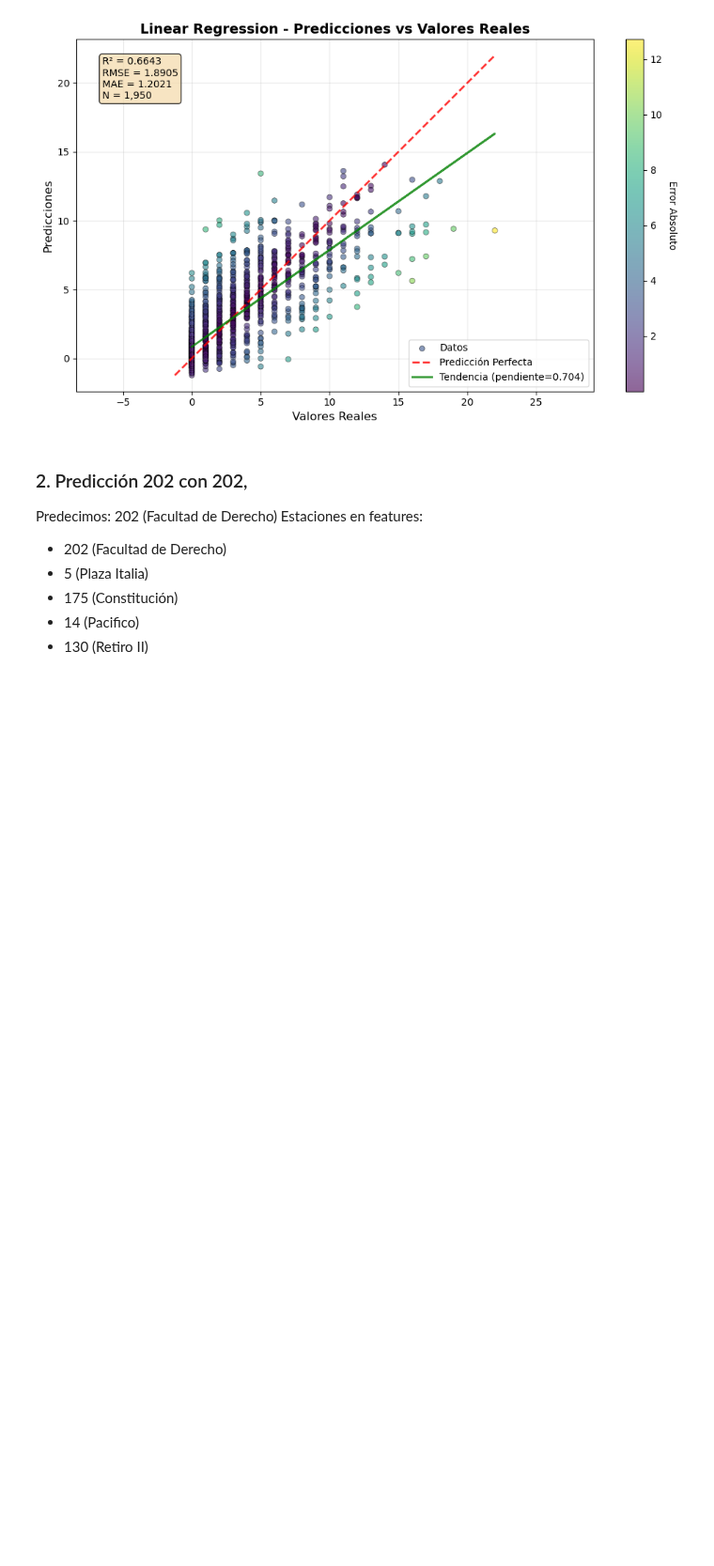
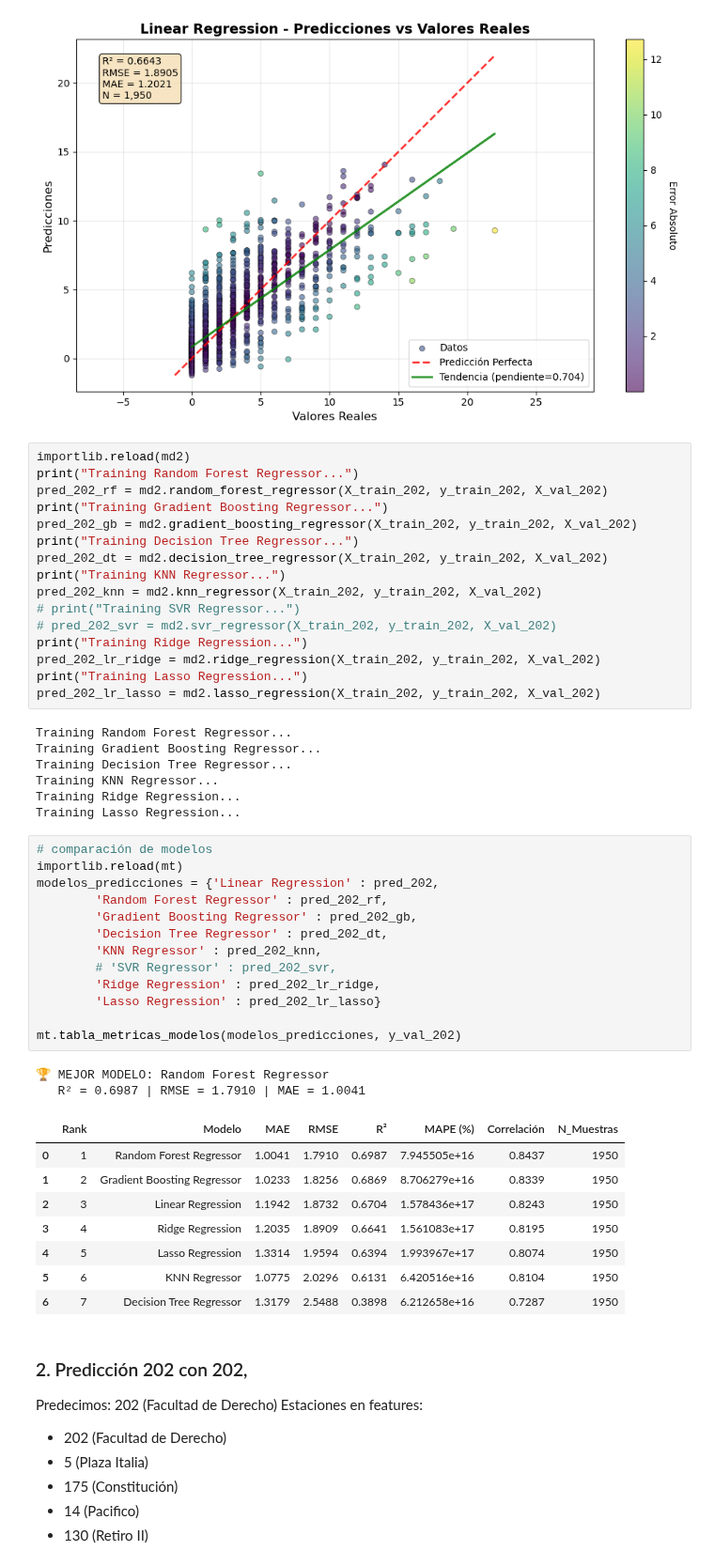
Before and after one commit to castaisa/BA_BICIS_MyC, a Jupyter notebook: src_main/features_2/Limited_stations_info.ipynb, the cells around one changed output. Shown at 94% size. Drawn from its saved outputs; the diff is of its cells as text; blank space fills up the shorter version.

Commit message:
mas modelos para solo 202

```diff
--- a/src_main/features_2/Limited_stations_info.ipynb
+++ b/src_main/features_2/Limited_stations_info.ipynb
@@ -84,6 +84,53 @@ Mean Absolute Percentage Error (%) 155611118851783136.00%
                 Número de Muestras                  1,950
 ============================================================
 [figure]
+# %%
+importlib.reload(md2)
+print("Training Random Forest Regressor...")
+pred_202_rf = md2.random_forest_regressor(X_train_202, y_train_202, X_val_202)
+print("Training Gradient Boosting Regressor...")
+pred_202_gb = md2.gradient_boosting_regressor(X_train_202, y_train_202, X_val_202)
+print("Training Decision Tree Regressor...")
+pred_202_dt = md2.decision_tree_regressor(X_train_202, y_train_202, X_val_202)
+print("Training KNN Regressor...")
+pred_202_knn = md2.knn_regressor(X_train_202, y_train_202, X_val_202)
+# print("Training SVR Regressor...")
+# pred_202_svr = md2.svr_regressor(X_train_202, y_train_202, X_val_202)
+print("Training Ridge Regression...")
+pred_202_lr_ridge = md2.ridge_regression(X_train_202, y_train_202, X_val_202)
+print("Training Lasso Regression...")
+pred_202_lr_lasso = md2.lasso_regression(X_train_202, y_train_202, X_val_202)
+# %% [output]
+Training Random Forest Regressor...
+Training Gradient Boosting Regressor...
+Training Decision Tree Regressor...
+Training KNN Regressor...
+Training Ridge Regression...
+Training Lasso Regression...
+# %%
+# comparación de modelos
+importlib.reload(mt)
+modelos_predicciones = {'Linear Regression' : pred_202,
+        'Random Forest Regressor' : pred_202_rf,
+        'Gradient Boosting Regressor' : pred_202_gb,
+        'Decision Tree Regressor' : pred_202_dt,
+        'KNN Regressor' : pred_202_knn,
+        # 'SVR Regressor' : pred_202_svr,
+        'Ridge Regression' : pred_202_lr_ridge,
+        'Lasso Regression' : pred_202_lr_lasso}
+
+mt.tabla_metricas_modelos(modelos_predicciones, y_val_202)
+# %% [output]
+🏆 MEJOR MODELO: Random Forest Regressor
+   R² = 0.6987 | RMSE = 1.7910 | MAE = 1.0041
+|  | Rank | Modelo | MAE | RMSE | R² | MAPE (%) | Correlación | N_Muestras |
+| 0 | 1 | Random Forest Regressor | 1.0041 | 1.7910 | 0.6987 | 7.945505e+16 | 0.8437 | 1950 |
+| 1 | 2 | Gradient Boosting Regressor | 1.0233 | 1.8256 | 0.6869 | 8.706279e+16 | 0.8339 | 1950 |
+| 2 | 3 | Linear Regression | 1.1942 | 1.8732 | 0.6704 | 1.578436e+17 | 0.8243 | 1950 |
+| 3 | 4 | Ridge Regression | 1.2035 | 1.8909 | 0.6641 | 1.561083e+17 | 0.8195 | 1950 |
+| 4 | 5 | Lasso Regression | 1.3314 | 1.9594 | 0.6394 | 1.993967e+17 | 0.8074 | 1950 |
+| 5 | 6 | KNN Regressor | 1.0775 | 2.0296 | 0.6131 | 6.420516e+16 | 0.8104 | 1950 |
+| 6 | 7 | Decision Tree Regressor | 1.3179 | 2.5488 | 0.3898 | 6.212658e+16 | 0.7287 | 1950 |
 # %% [markdown]
 ### 2. Predicción 202 con 202,
 Predecimos: 202 (Facultad de Derecho)
```
Also changed, not shown: 2 other files.
